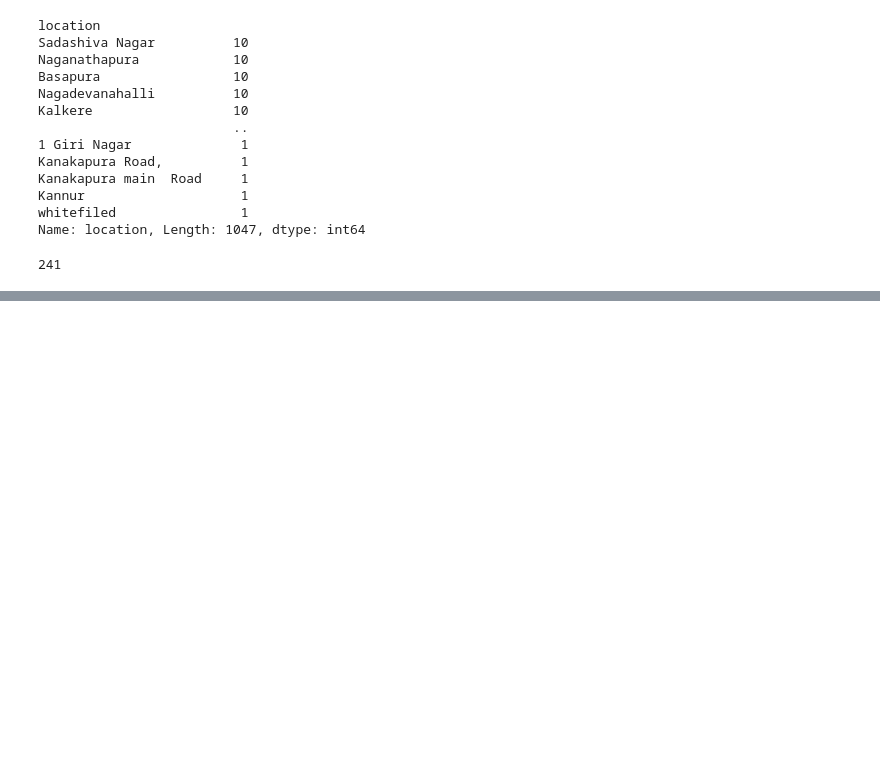
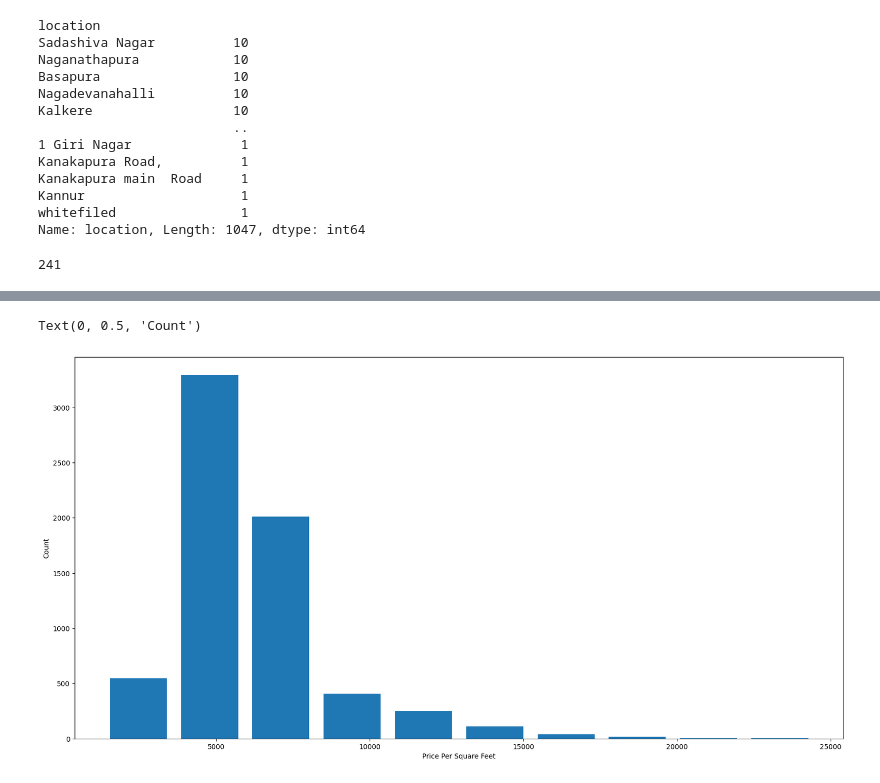
Before and after one commit to proakash256/Bengaluru_House_Price_Prediction, a Jupyter notebook: data_cleaning.ipynb, the cells around one changed output, grey strips where cells are left out. Drawn from its saved outputs; the diff is of its cells as text; code cells hidden in the pictures; blank space fills up the shorter version.

```diff
--- a/data_cleaning.ipynb
+++ b/data_cleaning.ipynb
@@ -204,0 +296,12 @@ len(df["location"].unique())
+# %%
+# The histogram shows the number of data points in each category
+# Most of the data points fall within the 0 to 10,000 range
+# The data set has a normal distribution with a bell curve shape
+
+matplotlib.rcParams["figure.figsize"] = (20,10)
+plt.hist(df.price_per_sqft,rwidth=0.8)
+plt.xlabel("Price Per Square Feet")
+plt.ylabel("Count")
+# %% [output]
+Text(0, 0.5, 'Count')
+[figure, added]
```
Also changed, not shown: parts of 7 cells of this notebook.
